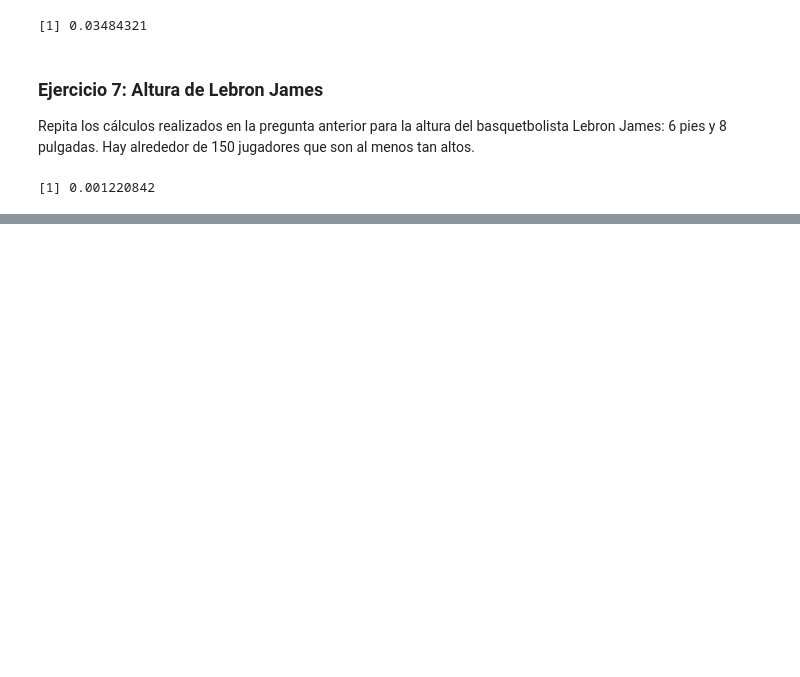
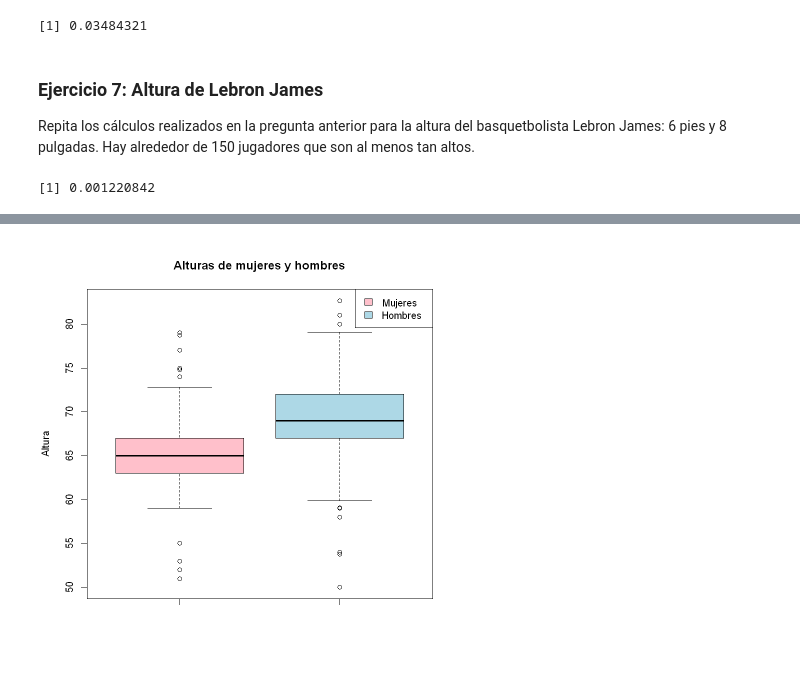
Before and after one commit to RaymundoSGlz/Data-Visualization, a Jupyter notebook: Introduction to Data Visualization and Distributions.ipynb, the cells around one changed output, grey strips where cells are left out. Drawn from its saved outputs; the diff is of its cells as text; code cells hidden in the pictures; blank space fills up the shorter version.

```diff
--- a/Introduction to Data Visualization and Distributions.ipynb
+++ b/Introduction to Data Visualization and Distributions.ipynb
@@ -422,0 +630,21 @@ source("Scripts/1-2/Ejercicio7.R", print.eval = TRUE)
+# %%
+# cargar el paquete dslabs
+library(dslabs)
+
+# cargar el dataset heights
+data(heights)
+
+# crear dos vectores con las alturas de mujeres y hombres
+heights_women <- subset(heights, sex == "Female")$height
+heights_men <- subset(heights, sex == "Male")$height
+
+# crear un vector con las etiquetas para el boxplot
+labels <- c("Mujeres", "Hombres")
+
+# usar la función boxplot para crear el boxplot con los datos de altura de mujeres y hombres
+boxplot(heights_women, heights_men, names.arg = labels, col = c("pink", "lightblue"), main = "Alturas de mujeres y hombres", ylab = "Altura")
+
+# agregar una leyenda
+legend("topright", legend = labels, fill = c("pink", "lightblue"))
+# %% [output]
+[figure, added]
```
Also changed, not shown: parts of 45 cells of this notebook, 9 other files.
